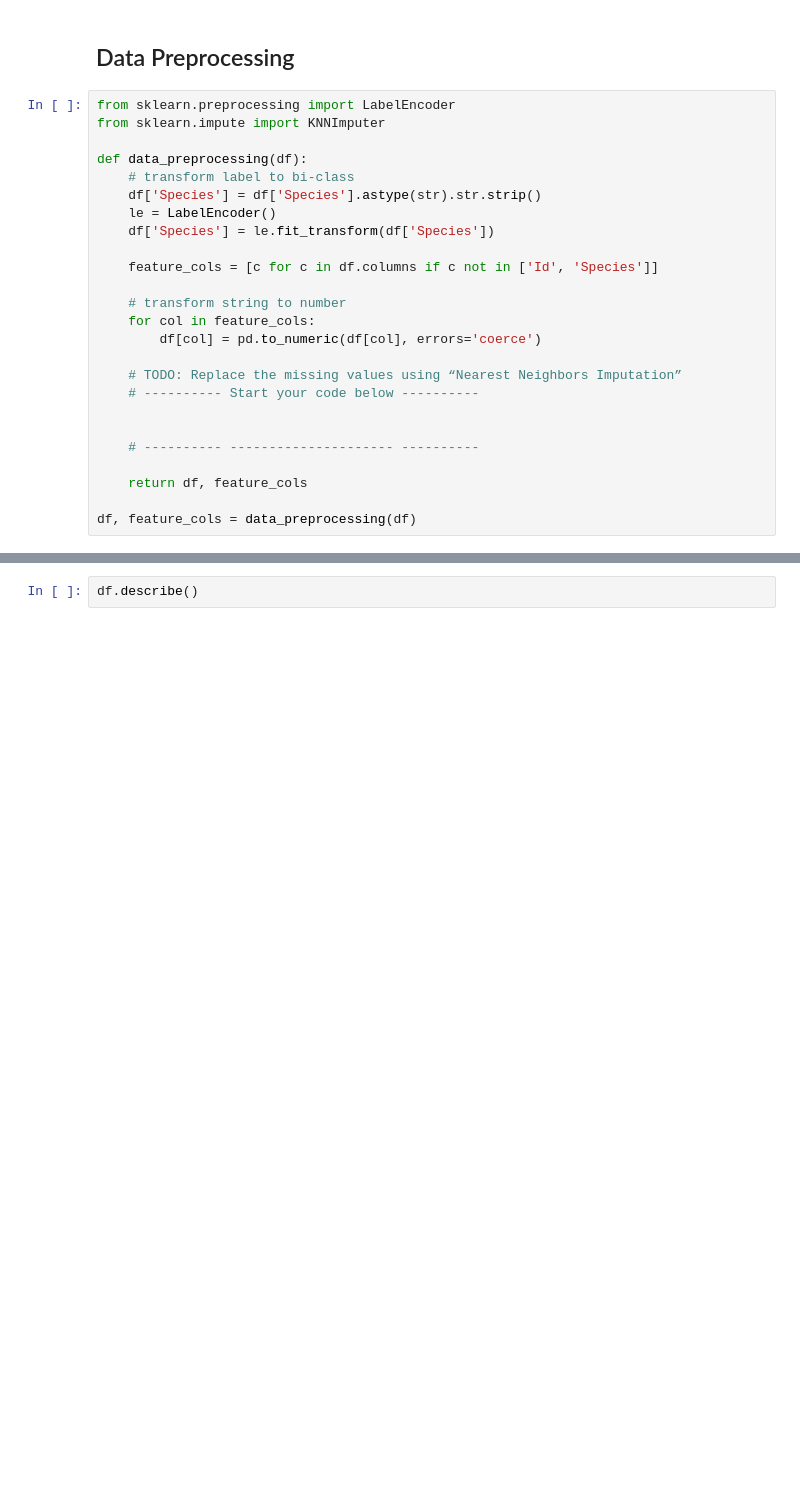
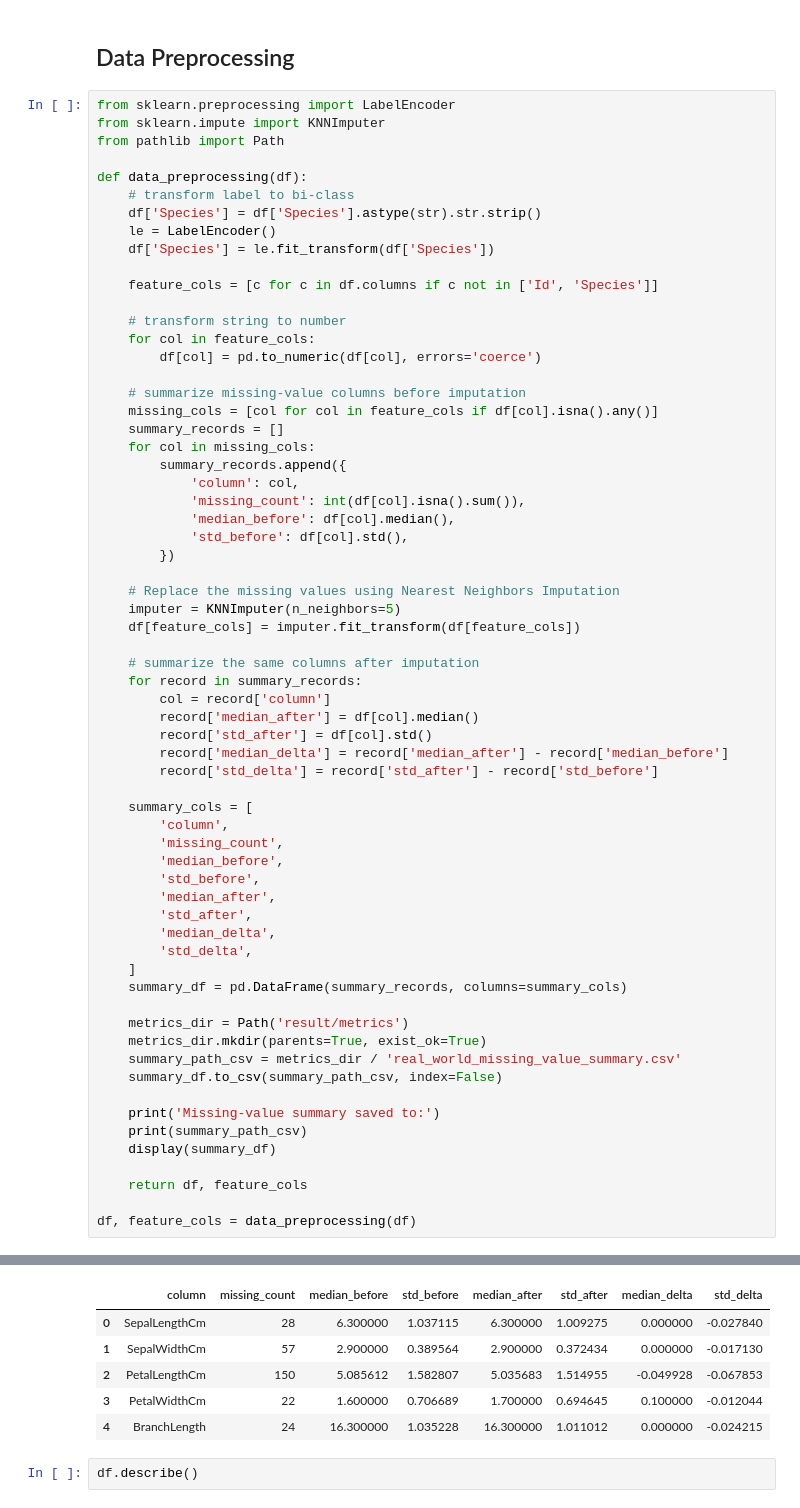
Before and after one commit to minhman293/DM2026-Assignment-1-2, a Jupyter notebook: Real_World_Classification.ipynb, the cells around one changed output, grey strips where cells are left out. Cells and saved outputs as stored; diff of their text form; blank space fills up the shorter version.

Commit message:
add Nearest Neighbors Imputation

```diff
--- a/Real_World_Classification.ipynb
+++ b/Real_World_Classification.ipynb
@@ -37,6 +37,7 @@ df.head()
 # %%
 from sklearn.preprocessing import LabelEncoder
 from sklearn.impute import KNNImputer
+from pathlib import Path
 
 def data_preprocessing(df):
     # transform label to bi-class
@@ -50,12 +51,51 @@ def data_preprocessing(df):
     for col in feature_cols:
         df[col] = pd.to_numeric(df[col], errors='coerce')
 
-    # TODO: Replace the missing values using “Nearest Neighbors Imputation”
-    # ---------- Start your code below ----------
+    # summarize missing-value columns before imputation
+    missing_cols = [col for col in feature_cols if df[col].isna().any()]
+    summary_records = []
+    for col in missing_cols:
+        summary_records.append({
+            'column': col,
+            'missing_count': int(df[col].isna().sum()),
+            'median_before': df[col].median(),
+            'std_before': df[col].std(),
+        })
 
+    # Replace the missing values using Nearest Neighbors Imputation
+    imputer = KNNImputer(n_neighbors=5)
+    df[feature_cols] = imputer.fit_transform(df[feature_cols])
 
-    # ---------- --------------------- ----------
+    # summarize the same columns after imputation
+    for record in summary_records:
+        col = record['column']
+        record['median_after'] = df[col].median()
+        record['std_after'] = df[col].std()
+        record['median_delta'] = record['median_after'] - record['median_before']
+        record['std_delta'] = record['std_after'] - record['std_before']
+
+    summary_cols = [
+        'column',
+        'missing_count',
+        'median_before',
+        'std_before',
+        'median_after',
+        'std_after',
+        'median_delta',
+        'std_delta',
+    ]
+    summary_df = pd.DataFrame(summary_records, columns=summary_cols)
+
+    metrics_dir = Path('result/metrics')
+    metrics_dir.mkdir(parents=True, exist_ok=True)
+    summary_path_csv = metrics_dir / 'real_world_missing_value_summary.csv'
+    summary_df.to_csv(summary_path_csv, index=False)
+
+    print('Missing-value summary saved to:')
+    print(summary_path_csv)
+    display(summary_df)
 
     return df, feature_cols
 
 df, feature_cols = data_preprocessing(df)
+# %% [output]
@@ -62,3 +104,9 @@ df, feature_cols = data_preprocessing(df)
+|  | column | missing_count | median_before | std_before | median_after | std_after | median_delta | std_delta |
+| 0 | SepalLengthCm | 28 | 6.300000 | 1.037115 | 6.300000 | 1.009275 | 0.000000 | -0.027840 |
+| 1 | SepalWidthCm | 57 | 2.900000 | 0.389564 | 2.900000 | 0.372434 | 0.000000 | -0.017130 |
+| 2 | PetalLengthCm | 150 | 5.085612 | 1.582807 | 5.035683 | 1.514955 | -0.049928 | -0.067853 |
+| 3 | PetalWidthCm | 22 | 1.600000 | 0.706689 | 1.700000 | 0.694645 | 0.100000 | -0.012044 |
+| 4 | BranchLength | 24 | 16.300000 | 1.035228 | 16.300000 | 1.011012 | 0.000000 | -0.024215 |
 # %%
 df.describe()
 # %% [output]
```
Also changed, not shown: parts of 2 cells of this notebook, 1 other file.
